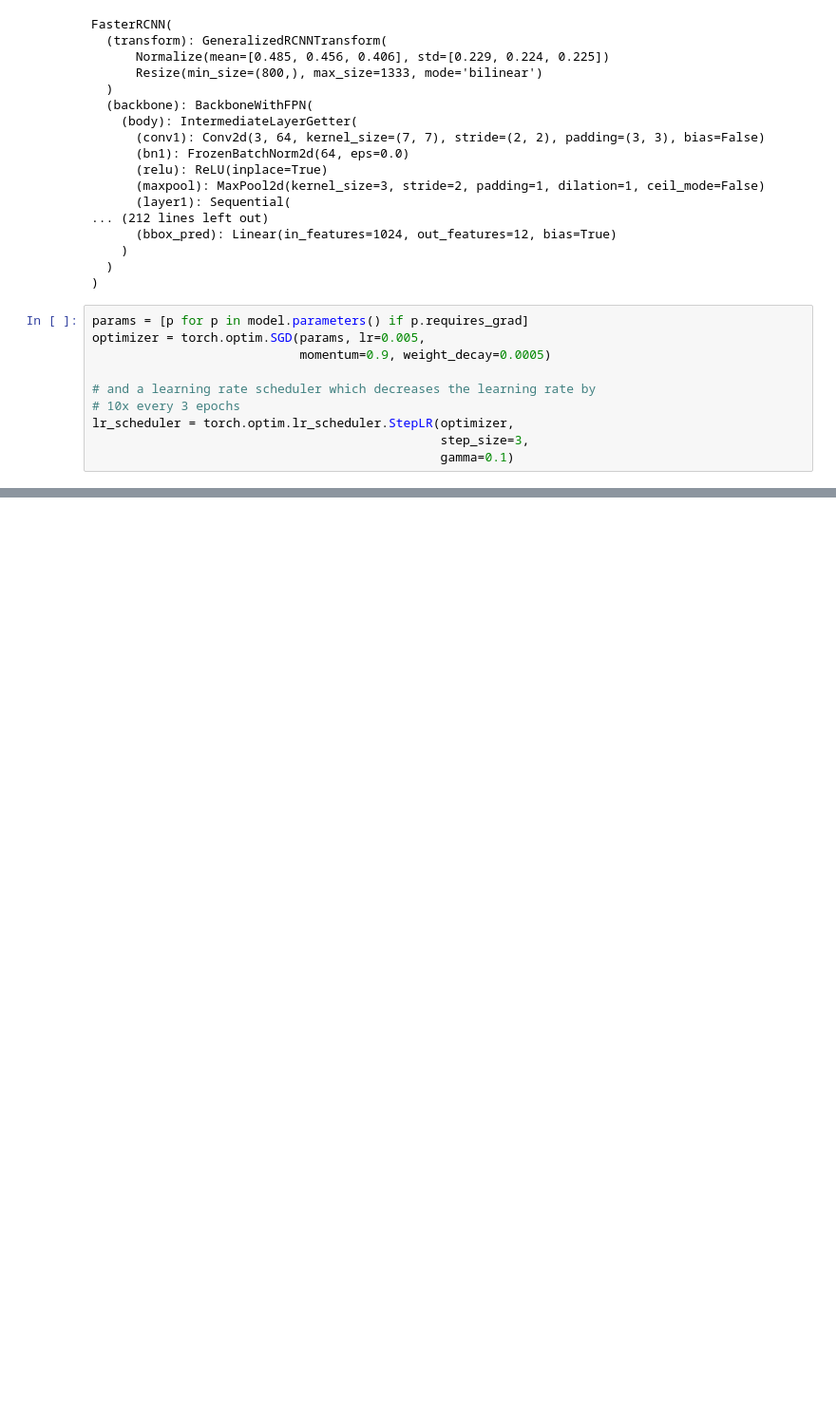
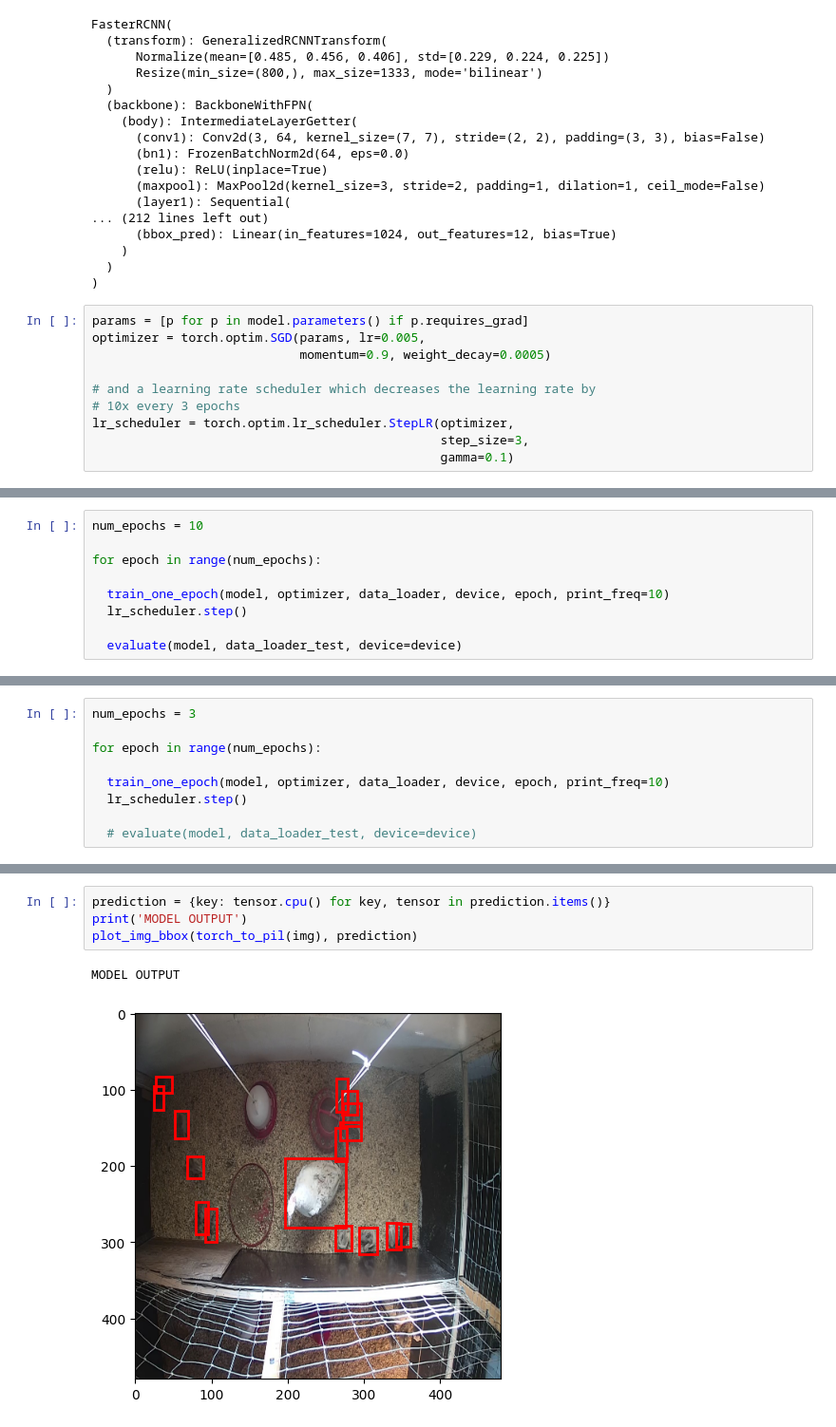
Before and after one commit to aemrhb/Mutiple_object_tracking_IPI, a Jupyter notebook: faster_Rcnnn_finetune.ipynb, the cells around one changed output, grey strips where cells are left out. Shown at 95% size. Saved outputs shown, nothing was run; the diff lists cells and outputs as text; blank space fills up the shorter version.

```diff
--- a/faster_Rcnnn_finetune.ipynb
+++ b/faster_Rcnnn_finetune.ipynb
@@ -432,0 +403,9 @@ Epoch: [2]  [180/250]  eta: 0:00:27  lr: 0.005000  loss: 0.1781 (0.1940)  loss_c
+# %%
+num_epochs = 10
+
+for epoch in range(num_epochs):
+
+  train_one_epoch(model, optimizer, data_loader, device, epoch, print_freq=10)
+  lr_scheduler.step()
+
+  evaluate(model, data_loader_test, device=device)
@@ -432,0 +430,9 @@ Epoch: [2]  [180/250]  eta: 0:00:27  lr: 0.005000  loss: 0.1781 (0.1940)  loss_c
+# %%
+num_epochs = 3
+
+for epoch in range(num_epochs):
+
+  train_one_epoch(model, optimizer, data_loader, device, epoch, print_freq=10)
+  lr_scheduler.step()
+
+  # evaluate(model, data_loader_test, device=device)
@@ -432,0 +480,7 @@ Epoch: [2]  [180/250]  eta: 0:00:27  lr: 0.005000  loss: 0.1781 (0.1940)  loss_c
+# %%
+prediction = {key: tensor.cpu() for key, tensor in prediction.items()}
+print('MODEL OUTPUT')
+plot_img_bbox(torch_to_pil(img), prediction)
+# %% [output]
+MODEL OUTPUT
+[figure, added]
```
Also changed, not shown: parts of 8 cells of this notebook.
